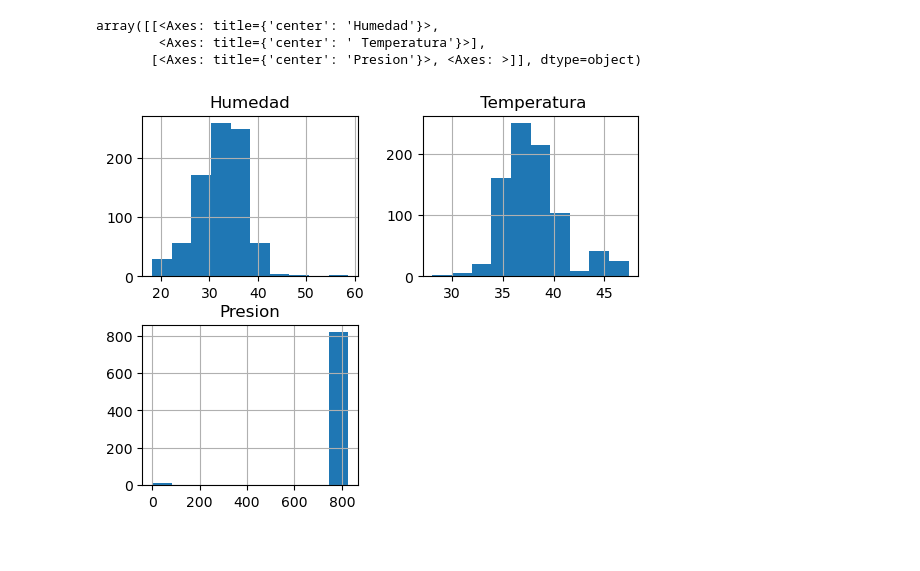
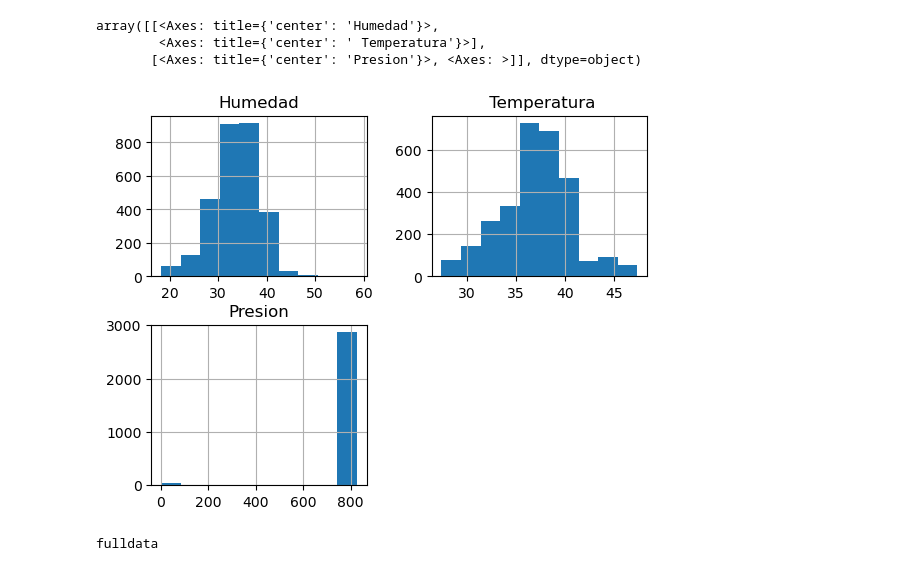
Before and after one commit to jcgravepeon/Programacion_Equipo1, a Jupyter notebook: Sebastian_GutierrezDelCastillo/trabajo_final.ipynb, the cells around one changed output. Drawn from its saved outputs; the diff is of its cells as text; code cells hidden in the pictures.

```diff
--- a/Sebastian_GutierrezDelCastillo/trabajo_final.ipynb
+++ b/Sebastian_GutierrezDelCastillo/trabajo_final.ipynb
@@ -54,0 +11,5 @@ fulldata2= pd.concat([dato1,dato2,dato3,dato4,dato5,dato6,dato7,dato8,dato9,dato
+# %%
+data=[]
+for files in dt:
+    data.append(pd.read_csv(files))
+fulldata=pd.concat(dat,ignore_index=True)
@@ -57,7 +34,12 @@ fulldata2.to_csv("fulldata2.csv")
 # %%
-fulldata2.hist()
+fulldata.hist()
 # %% [output]
 array([[<Axes: title={'center': 'Humedad'}>,
         <Axes: title={'center': ' Temperatura'}>],
        [<Axes: title={'center': 'Presion'}>, <Axes: >]], dtype=object)
-[figure, old version]
+[figure, new version]
+# %%
+# Mostrar las primeras filas del DataFrame
+print("fulldata")
+# %% [output]
+fulldata
```
Also changed, not shown: parts of 19 cells of this notebook.
